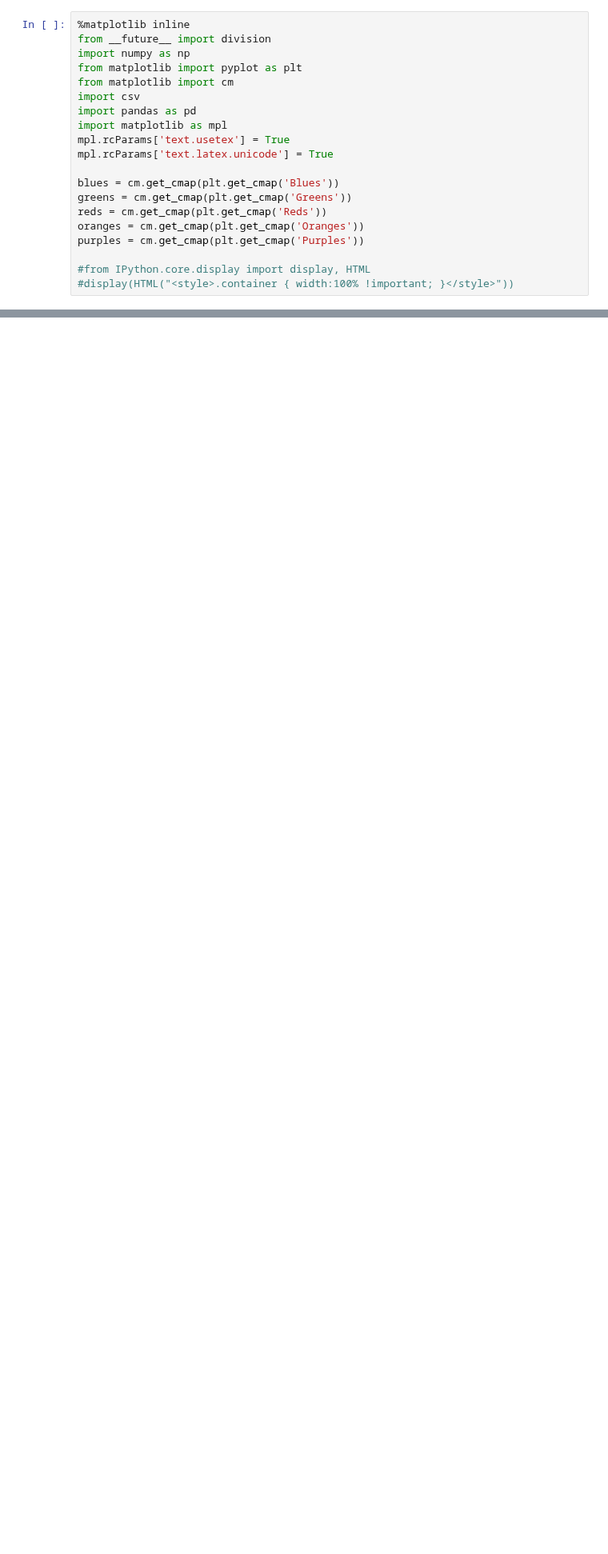
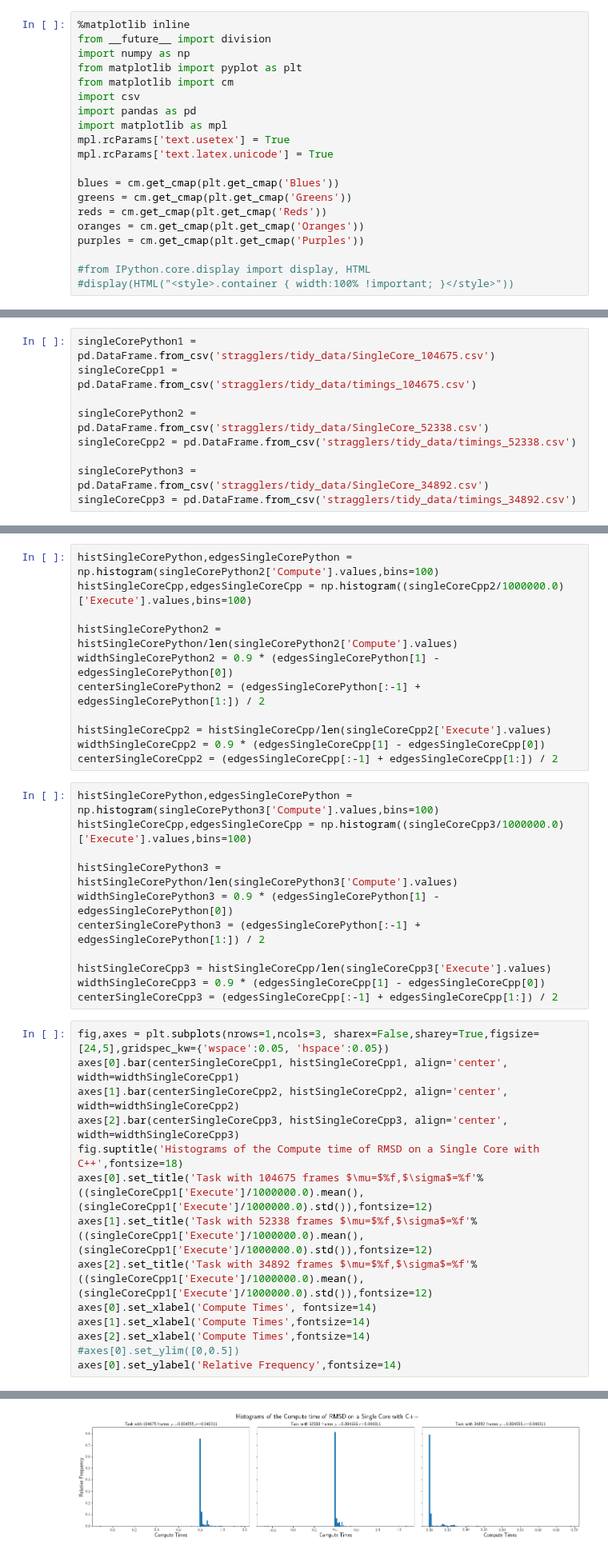
Before and after one commit to radical-experiments/midas_exps, a Jupyter notebook: RMSD-MDAnalysis/ComputeStragglersFrequencyNoIOStrongScaling.ipynb, the cells around one changed output, grey strips where cells are left out. Shown at 80% size. Drawn from its saved outputs; the diff is of its cells as text; blank space fills up the shorter version.

Commit message:
Added Single core execution and Weak Scaling Notebook

```diff
--- a/RMSD-MDAnalysis/ComputeStragglersFrequencyNoIO.ipynb
+++ b/RMSD-MDAnalysis/ComputeStragglersFrequencyNoIOStrongScaling.ipynb
@@ -20,0 +23,9 @@ purples = cm.get_cmap(plt.get_cmap('Purples'))
+# %%
+singleCorePython1 = pd.DataFrame.from_csv('stragglers/tidy_data/SingleCore_104675.csv')
+singleCoreCpp1 = pd.DataFrame.from_csv('stragglers/tidy_data/timings_104675.csv')
+
+singleCorePython2 = pd.DataFrame.from_csv('stragglers/tidy_data/SingleCore_52338.csv')
+singleCoreCpp2 = pd.DataFrame.from_csv('stragglers/tidy_data/timings_52338.csv')
+
+singleCorePython3 = pd.DataFrame.from_csv('stragglers/tidy_data/SingleCore_34892.csv')
+singleCoreCpp3 = pd.DataFrame.from_csv('stragglers/tidy_data/timings_34892.csv')
@@ -20,0 +43,37 @@ purples = cm.get_cmap(plt.get_cmap('Purples'))
+# %%
+histSingleCorePython,edgesSingleCorePython = np.histogram(singleCorePython2['Compute'].values,bins=100)
+histSingleCoreCpp,edgesSingleCoreCpp = np.histogram((singleCoreCpp2/1000000.0)['Execute'].values,bins=100)
+
+histSingleCorePython2 = histSingleCorePython/len(singleCorePython2['Compute'].values)
+widthSingleCorePython2 = 0.9 * (edgesSingleCorePython[1] - edgesSingleCorePython[0])
+centerSingleCorePython2 = (edgesSingleCorePython[:-1] + edgesSingleCorePython[1:]) / 2
+
+histSingleCoreCpp2 = histSingleCoreCpp/len(singleCoreCpp2['Execute'].values)
+widthSingleCoreCpp2 = 0.9 * (edgesSingleCoreCpp[1] - edgesSingleCoreCpp[0])
+centerSingleCoreCpp2 = (edgesSingleCoreCpp[:-1] + edgesSingleCoreCpp[1:]) / 2
+# %%
+histSingleCorePython,edgesSingleCorePython = np.histogram(singleCorePython3['Compute'].values,bins=100)
+histSingleCoreCpp,edgesSingleCoreCpp = np.histogram((singleCoreCpp3/1000000.0)['Execute'].values,bins=100)
+
+histSingleCorePython3 = histSingleCorePython/len(singleCorePython3['Compute'].values)
+widthSingleCorePython3 = 0.9 * (edgesSingleCorePython[1] - edgesSingleCorePython[0])
+centerSingleCorePython3 = (edgesSingleCorePython[:-1] + edgesSingleCorePython[1:]) / 2
+
+histSingleCoreCpp3 = histSingleCoreCpp/len(singleCoreCpp3['Execute'].values)
+widthSingleCoreCpp3 = 0.9 * (edgesSingleCoreCpp[1] - edgesSingleCoreCpp[0])
+centerSingleCoreCpp3 = (edgesSingleCoreCpp[:-1] + edgesSingleCoreCpp[1:]) / 2
+# %%
+fig,axes = plt.subplots(nrows=1,ncols=3, sharex=False,sharey=True,figsize=[24,5],gridspec_kw={'wspace':0.05, 'hspace':0.05})
+axes[0].bar(centerSingleCoreCpp1, histSingleCoreCpp1, align='center', width=widthSingleCoreCpp1)
+axes[1].bar(centerSingleCoreCpp2, histSingleCoreCpp2, align='center', width=widthSingleCoreCpp2)
+axes[2].bar(centerSingleCoreCpp3, histSingleCoreCpp3, align='center', width=widthSingleCoreCpp3)
+fig.suptitle('Histograms of the Compute time of RMSD on a Single Core with C++',fontsize=18)
+axes[0].set_title('Task with 104675 frames $\mu=$%f,$\sigma$=%f'%((singleCoreCpp1['Execute']/1000000.0).mean(),(singleCoreCpp1['Execute']/1000000.0).std()),fontsize=12)
+axes[1].set_title('Task with 52338 frames $\mu=$%f,$\sigma$=%f'%((singleCoreCpp1['Execute']/1000000.0).mean(),(singleCoreCpp1['Execute']/1000000.0).std()),fontsize=12)
+axes[2].set_title('Task with 34892 frames $\mu=$%f,$\sigma$=%f'%((singleCoreCpp1['Execute']/1000000.0).mean(),(singleCoreCpp1['Execute']/1000000.0).std()),fontsize=12)
+axes[0].set_xlabel('Compute Times', fontsize=14)
+axes[1].set_xlabel('Compute Times',fontsize=14)
+axes[2].set_xlabel('Compute Times',fontsize=14)
+#axes[0].set_ylim([0,0.5])
+axes[0].set_ylabel('Relative Frequency',fontsize=14)
+# %% [output]
@@ -20,0 +81 @@ purples = cm.get_cmap(plt.get_cmap('Purples'))
+[figure, added]
```
Also changed, not shown: parts of 7 cells of this notebook, 26 other files.
